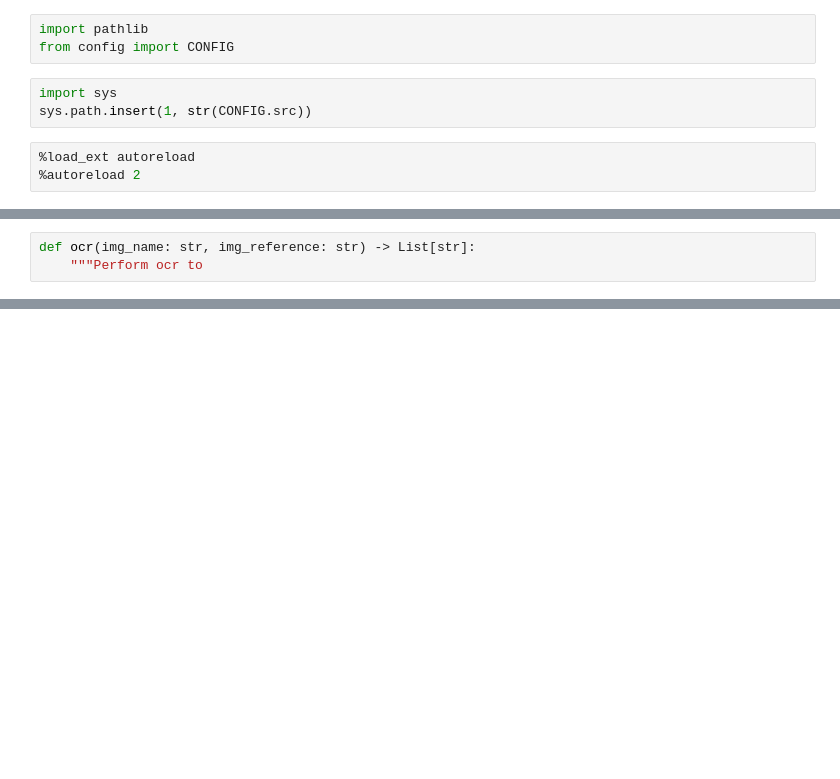
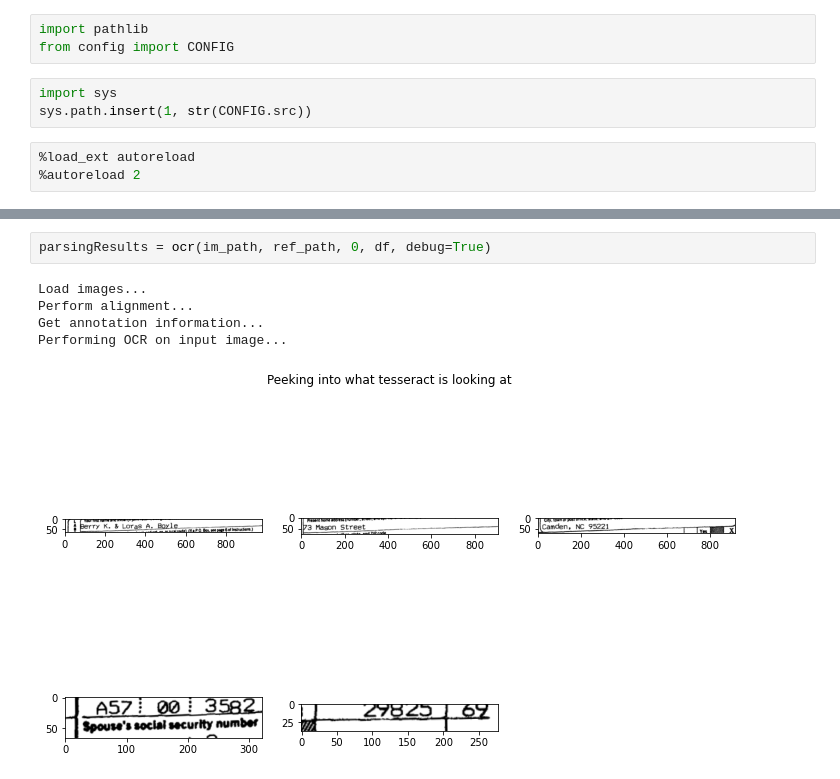
Before and after one commit to txnguyen292/OCR_automatic_data_entry, a Jupyter notebook: notebook/ocr.ipynb, the cells around one changed output, grey strips where cells are left out. Cells and saved outputs as stored; diff of their text form; blank space fills up the shorter version.

```diff
--- a/notebook/ocr.ipynb
+++ b/notebook/ocr.ipynb
@@ -79,3 +38,0 @@ f1040_1
-# %%
-def ocr(img_name: str, img_reference: str) -> List[str]:
-    """Perform ocr to
@@ -180,0 +61,8 @@ for line in text.split("\n"):
+# %%
+parsingResults = ocr(im_path, ref_path, 0, df, debug=True)
+# %% [output]
+Load images...
+Perform alignment...
+Get annotation information...
+Performing OCR on input image...
+[figure, added]
```
Also changed, not shown: parts of 33 cells of this notebook, 5 other files.
